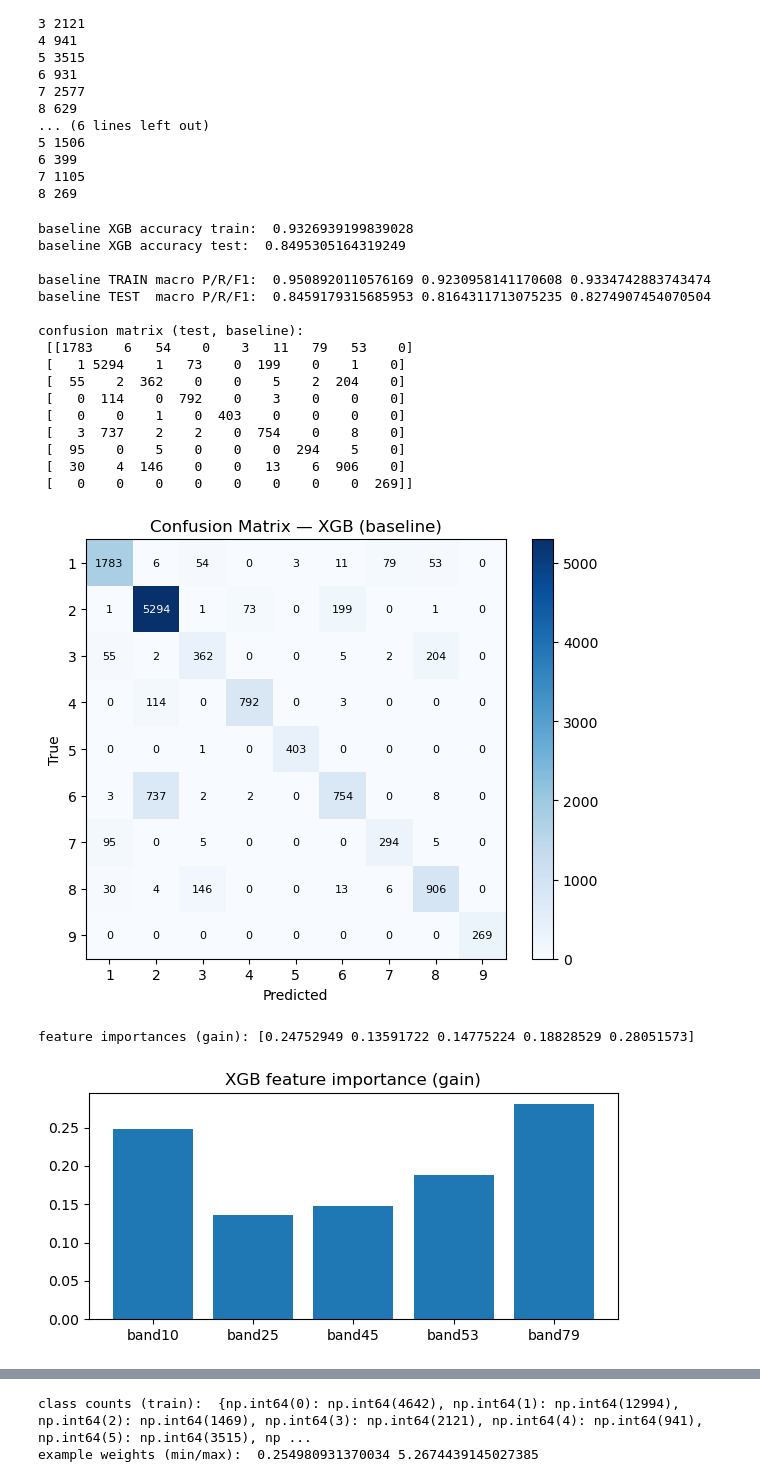
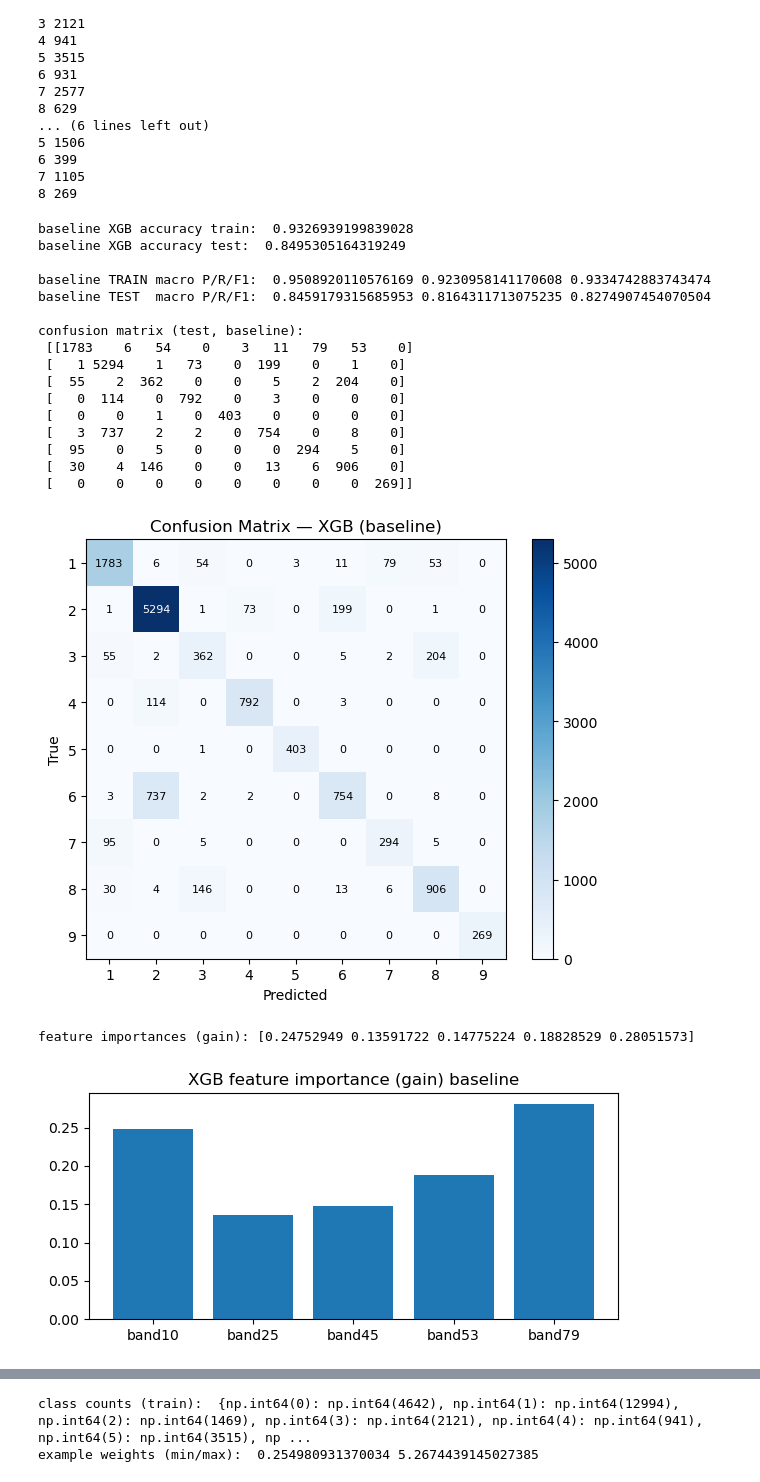
Before and after one commit to SrujanVaddiparthi/Applcns_of_ML_remote_sensing, a Jupyter notebook: ml/HW3_trial2.ipynb, the cells around one changed output, grey strips where cells are left out. Drawn from its saved outputs; the diff is of its cells as text; code cells hidden in the pictures.

```diff
--- a/ml/HW3_trial2.ipynb
+++ b/ml/HW3_trial2.ipynb
@@ -477,33 +485,33 @@ plt.show()
 
 # feature importance from XGBoost (gain)
 # the importance order follows the input features (our 5 bands)
 importances = xgb_base.feature_importances_
 print("feature importances (gain):", importances)
 
 plt.figure(figsize=(6,3))
 plt.bar(range(len(importances)), importances)
 plt.xticks(range(len(importances)), [f"band{b}" for b in ids])
-plt.title("XGB feature importance (gain)")
+plt.title("XGB feature importance (gain) baseline")
 plt.tight_layout()
 plt.show()
 # %% [output]
 baseline XGB accuracy train:  0.9326939199839028
 baseline XGB accuracy test:  0.8495305164319249
 
 baseline TRAIN macro P/R/F1:  0.9508920110576169 0.9230958141170608 0.9334742883743474
 baseline TEST  macro P/R/F1:  0.8459179315685953 0.8164311713075235 0.8274907454070504
 
 confusion matrix (test, baseline):
  [[1783    6   54    0    3   11   79   53    0]
  [   1 5294    1   73    0  199    0    1    0]
  [  55    2  362    0    0    5    2  204    0]
  [   0  114    0  792    0    3    0    0    0]
  [   0    0    1    0  403    0    0    0    0]
  [   3  737    2    2    0  754    0    8    0]
  [  95    0    5    0    0    0  294    5    0]
  [  30    4  146    0    0   13    6  906    0]
  [   0    0    0    0    0    0    0    0  269]]
 [figure]
 feature importances (gain): [0.24752949 0.13591722 0.14775224 0.18828529 0.28051573]
-[figure, old version]
+[figure, new version]
 # %% [markdown]
```
Also changed, not shown: parts of 13 cells of this notebook.
